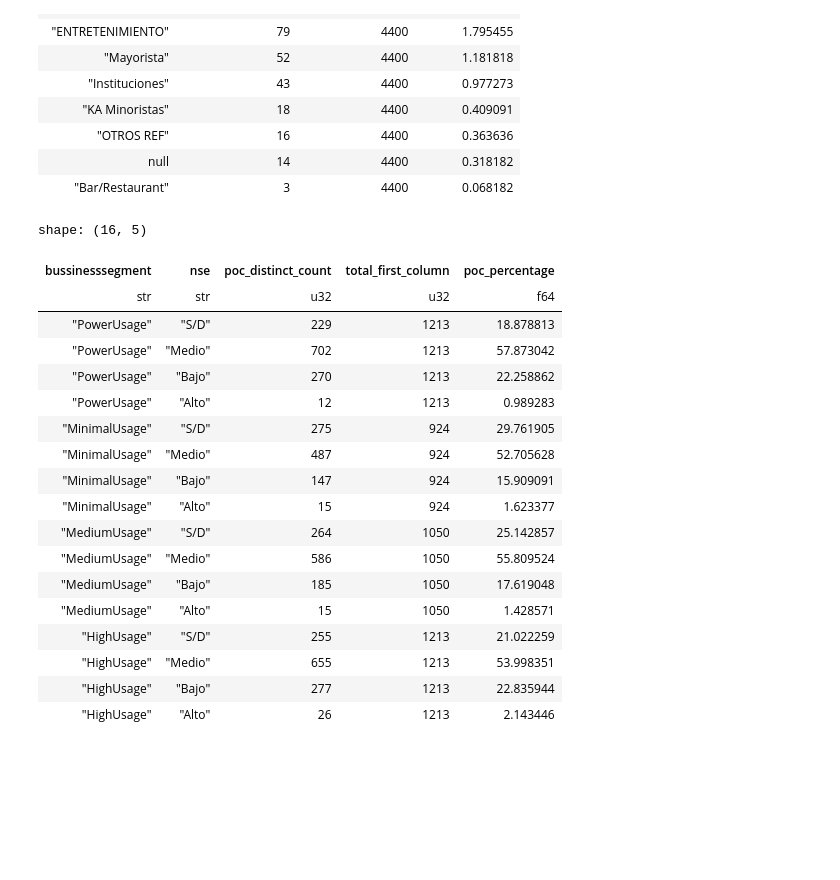
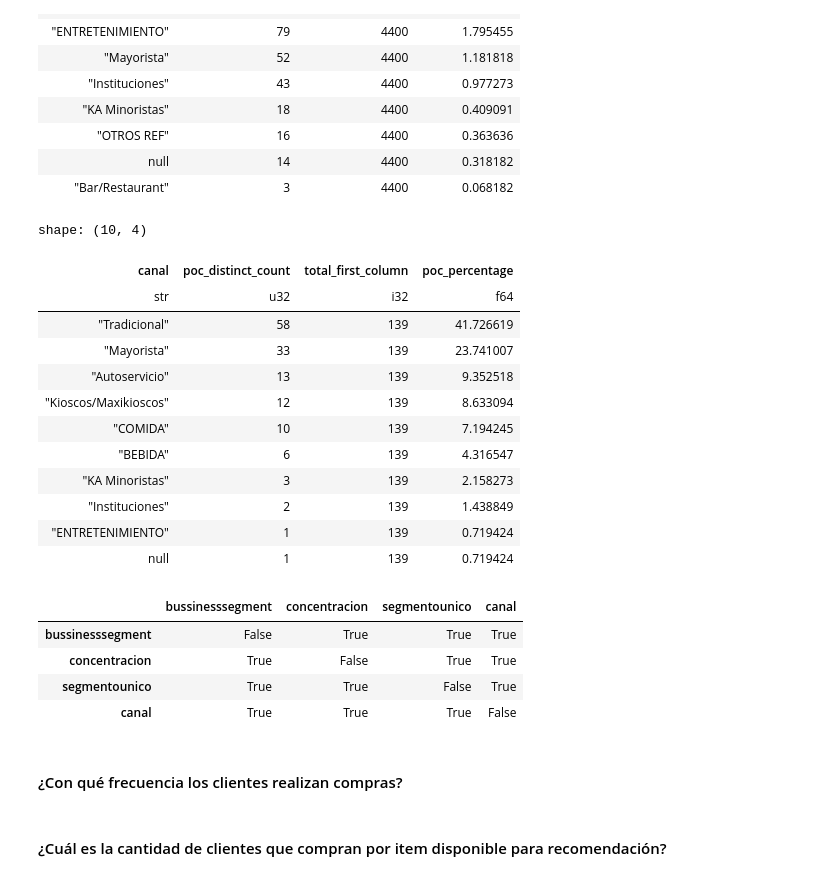
Before and after one commit to iair/challenge_AB_InBev, a Jupyter notebook: notebooks/EDA.ipynb, the cells around one changed output. Cells and saved outputs as stored; diff of their text form; code cells hidden in the pictures; blank space fills up the shorter version.

Commit message:
cleaning and EDA analysisof the atributes

```diff
--- a/notebooks/EDA.ipynb
+++ b/notebooks/EDA.ipynb
@@ -145,0 +376,7 @@ shape: (5, 10)
+# %%
+# Reemplazar "S/D" por nulos en las columnas "nse" y "concentración"
+atributes = replace_sd_with_null(atributes, ["nse", "concentracion"])
+# Revisar valores nulos en el DataFrame
+null_values_df = check_null_values(atributes)
+# Mostrar el resultado
+print(null_values_df)
@@ -145,0 +401,6 @@ shape: (5, 10)
+# %%
+categorical = ["bussinesssegment","concentracion","segmentounico","canal"]
+# Eliminar la columna "nse" del DataFrame
+atributes = atributes.drop("nse")
+null_values_df = check_null_values(atributes)
+print(null_values_df)
@@ -145,0 +499,6 @@ shape: (5, 10)
+# %%
+# Filtrar los resultados para mostrar solo aquellos clientes con volumen de compra menores o iguales a 100 (97% de los datos)
+outliers = atributes.filter(pl.col("totalvolumen") > 100)
+filtered_result = atributes.filter(pl.col("totalvolumen") <= 100)
+print(filtered_result[numerical].describe())
+plot_histograms(filtered_result, numerical)
@@ -240,25 +745,33 @@ shape: (12, 4)
 | "Bar/Restaurant" | 3 | 4400 | 0.068182 |
 # %%
 # Contar la cantidad de valores distintos en 'poc' agrupado por 'bussinesssegment'
-result = count_distinct_grouped_by(atributes, y_column="poc", x_columns=["bussinesssegment","nse"],z_columns=["bussinesssegment","nse"])
-result.head(100)
+result = count_distinct_grouped_by(outliers, y_column="poc", x_columns=["canal"],z_columns=["poc_percentage"])
+result
 # %% [output]
-shape: (16, 5)
+shape: (10, 4)
-| bussinesssegment | nse | poc_distinct_count | total_first_column | poc_percentage |
-| str | str | u32 | u32 | f64 |
-| "PowerUsage" | "S/D" | 229 | 1213 | 18.878813 |
-| "PowerUsage" | "Medio" | 702 | 1213 | 57.873042 |
-| "PowerUsage" | "Bajo" | 270 | 1213 | 22.258862 |
-| "PowerUsage" | "Alto" | 12 | 1213 | 0.989283 |
-| "MinimalUsage" | "S/D" | 275 | 924 | 29.761905 |
-| "MinimalUsage" | "Medio" | 487 | 924 | 52.705628 |
-| "MinimalUsage" | "Bajo" | 147 | 924 | 15.909091 |
-| "MinimalUsage" | "Alto" | 15 | 924 | 1.623377 |
-| "MediumUsage" | "S/D" | 264 | 1050 | 25.142857 |
-| "MediumUsage" | "Medio" | 586 | 1050 | 55.809524 |
-| "MediumUsage" | "Bajo" | 185 | 1050 | 17.619048 |
-| "MediumUsage" | "Alto" | 15 | 1050 | 1.428571 |
-| "HighUsage" | "S/D" | 255 | 1213 | 21.022259 |
-| "HighUsage" | "Medio" | 655 | 1213 | 53.998351 |
-| "HighUsage" | "Bajo" | 277 | 1213 | 22.835944 |
-| "HighUsage" | "Alto" | 26 | 1213 | 2.143446 |
+| canal | poc_distinct_count | total_first_column | poc_percentage |
+| str | u32 | i32 | f64 |
+| "Tradicional" | 58 | 139 | 41.726619 |
+| "Mayorista" | 33 | 139 | 23.741007 |
+| "Autoservicio" | 13 | 139 | 9.352518 |
+| "Kioscos/Maxikioscos" | 12 | 139 | 8.633094 |
+| "COMIDA" | 10 | 139 | 7.194245 |
+| "BEBIDA" | 6 | 139 | 4.316547 |
+| "KA Minoristas" | 3 | 139 | 2.158273 |
+| "Instituciones" | 2 | 139 | 1.438849 |
+| "ENTRETENIMIENTO" | 1 | 139 | 0.719424 |
+| null | 1 | 139 | 0.719424 |
+# %%
+# Obtener la matriz de resultados
+chi2_results_matrix = chi2_matrix(chi2_test, atributes, categorical, confidence_level=0.99)
+chi2_results_matrix
+# %% [output]
+|  | bussinesssegment | concentracion | segmentounico | canal |
+| bussinesssegment | False | True | True | True |
+| concentracion | True | False | True | True |
+| segmentounico | True | True | False | True |
+| canal | True | True | True | False |
+# %% [markdown]
+#### ¿Con qué frecuencia los clientes realizan compras?
+# %% [markdown]
+#### ¿Cuál es la cantidad de clientes que compran por item disponible para recomendación?
```
Also changed, not shown: parts of 33 cells of this notebook, 2 other files.
